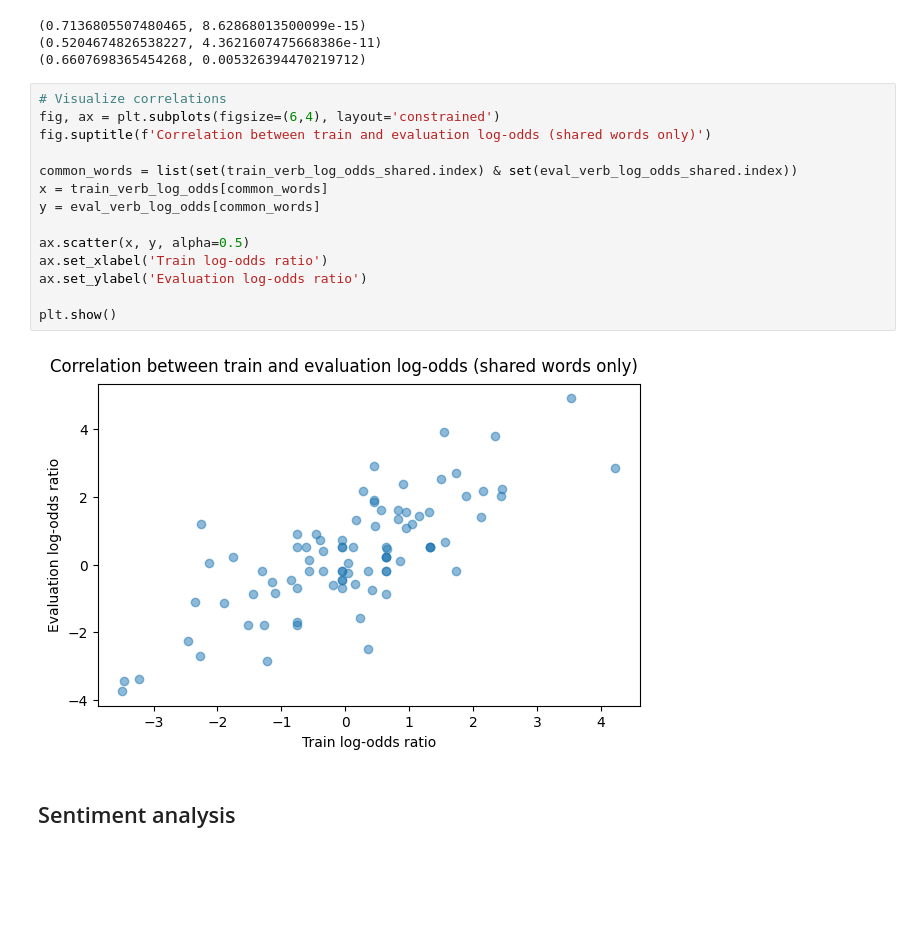
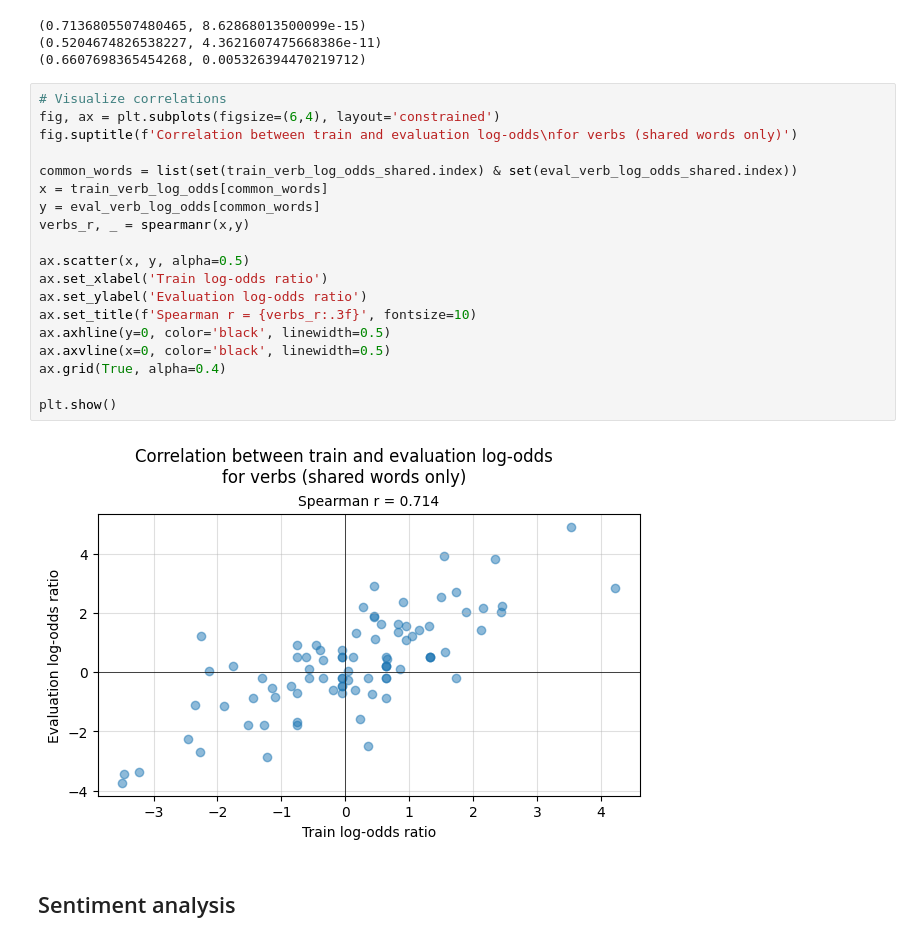
Before and after one commit to erong01/stat359, a Jupyter notebook: student/final_project/tinystories_llm/analysis_1.ipynb, the cells around one changed output. Saved outputs shown, nothing was run; the diff lists cells and outputs as text; blank space fills up the shorter version.

```diff
--- a/student/final_project/tinystories_llm/analysis_1.ipynb
+++ b/student/final_project/tinystories_llm/analysis_1.ipynb
@@ -389,19 +389,24 @@ print(compute_spearmanr_log_odds(train_adv_log_odds_shared, eval_adv_log_odds_sh
 # %%
 # Visualize correlations
 fig, ax = plt.subplots(figsize=(6,4), layout='constrained')
-fig.suptitle(f'Correlation between train and evaluation log-odds (shared words only)')
+fig.suptitle(f'Correlation between train and evaluation log-odds\nfor verbs (shared words only)')
 
 common_words = list(set(train_verb_log_odds_shared.index) & set(eval_verb_log_odds_shared.index))
 x = train_verb_log_odds[common_words]
 y = eval_verb_log_odds[common_words]
+verbs_r, _ = spearmanr(x,y)
 
 ax.scatter(x, y, alpha=0.5)
 ax.set_xlabel('Train log-odds ratio')
 ax.set_ylabel('Evaluation log-odds ratio')
+ax.set_title(f'Spearman r = {verbs_r:.3f}', fontsize=10)
+ax.axhline(y=0, color='black', linewidth=0.5)
+ax.axvline(x=0, color='black', linewidth=0.5)
+ax.grid(True, alpha=0.4)
 
 plt.show()
 # %% [output]
-[figure, old version]
+[figure, new version]
 # %% [markdown]
 ## Sentiment analysis
 # %%
```
Also changed, not shown: 8 other files.
